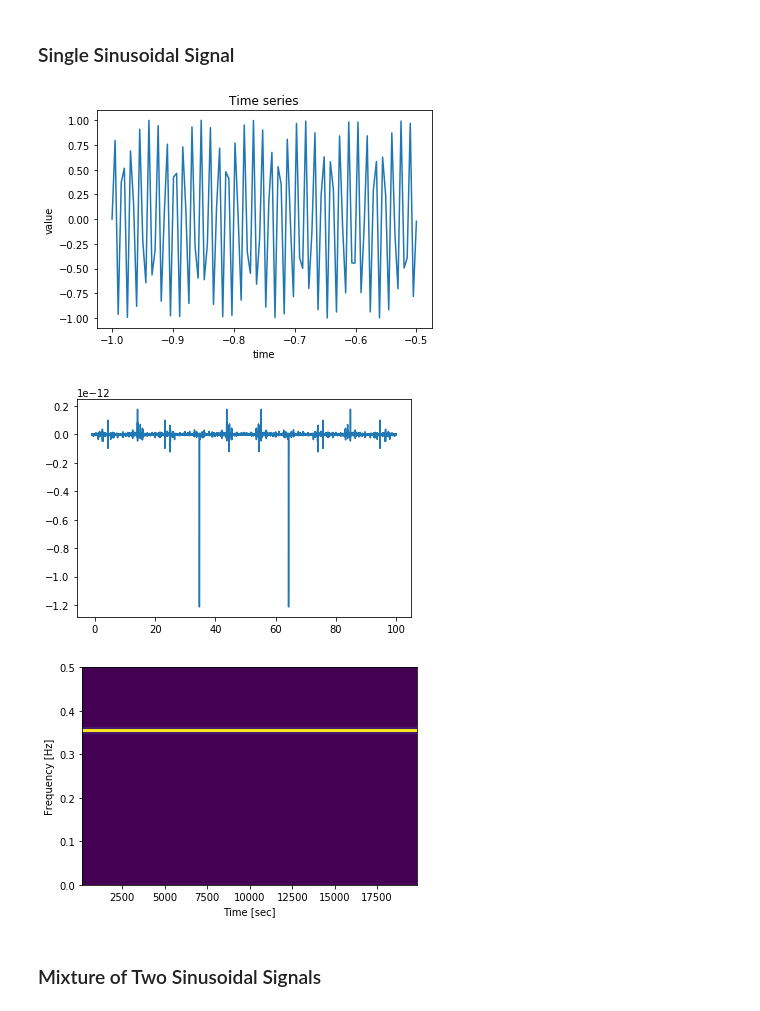
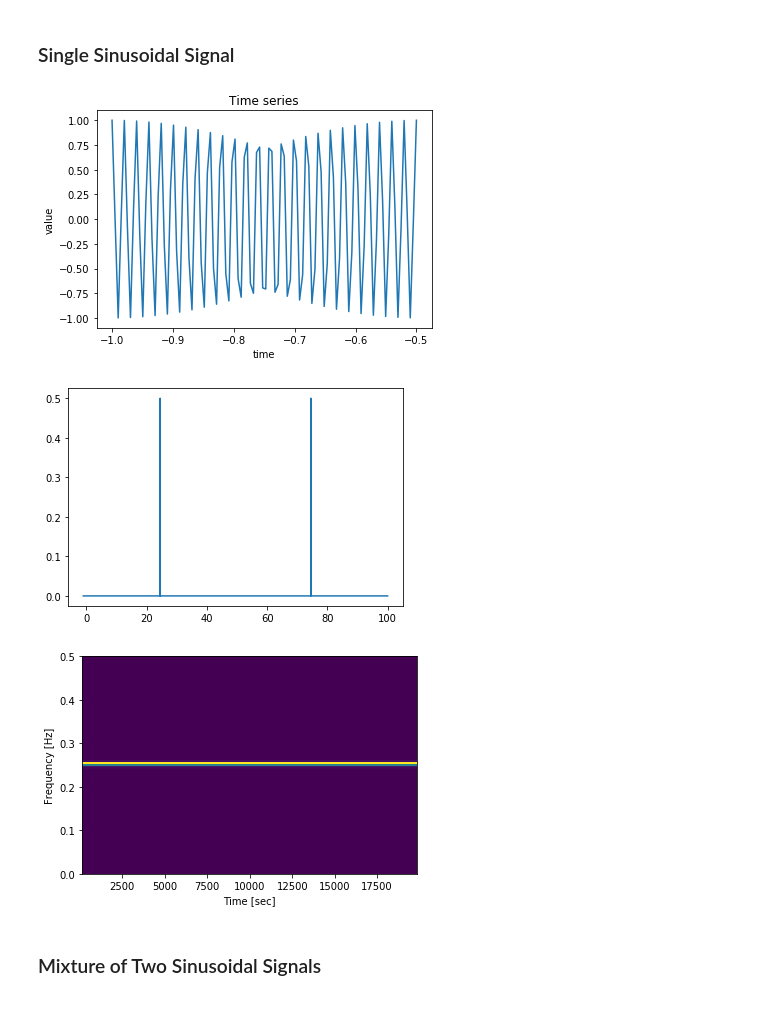
Before and after one commit to jimmyhu4/time-series-intro, a Jupyter notebook: spectrum_analysis.ipynb, the cells around one changed output. Cells and saved outputs as stored; diff of their text form; code cells hidden in the pictures.

```diff
--- a/spectrum_analysis.ipynb
+++ b/spectrum_analysis.ipynb
@@ -37,22 +37,22 @@ def ts_spectrogram(sig):
 ### Single Sinusoidal Signal
 # %%
 t = np.linspace(-1, 100, 20000, endpoint=False)
-sig  = np.sin(2 * np.pi * 70 * t)
+sig  = np.cos(2 * np.pi * 50 * t)
 
 # Original time series
 ts_plot(t[:100], sig[:100])
 
 # Fourier transform
 fftarray = fft(sig)
 plt.plot(t, 1/20000 *fftarray)
 plt.show()
 
 # Spectrogram
 ts_spectrogram(sig)
 # %% [output]
-[figure, old version]
+[figure, new version]
-[figure, old version]
+[figure, new version]
-[figure, old version]
+[figure, new version]
 # %% [markdown]
 ### Mixture of Two Sinusoidal Signals
 # %%
```
